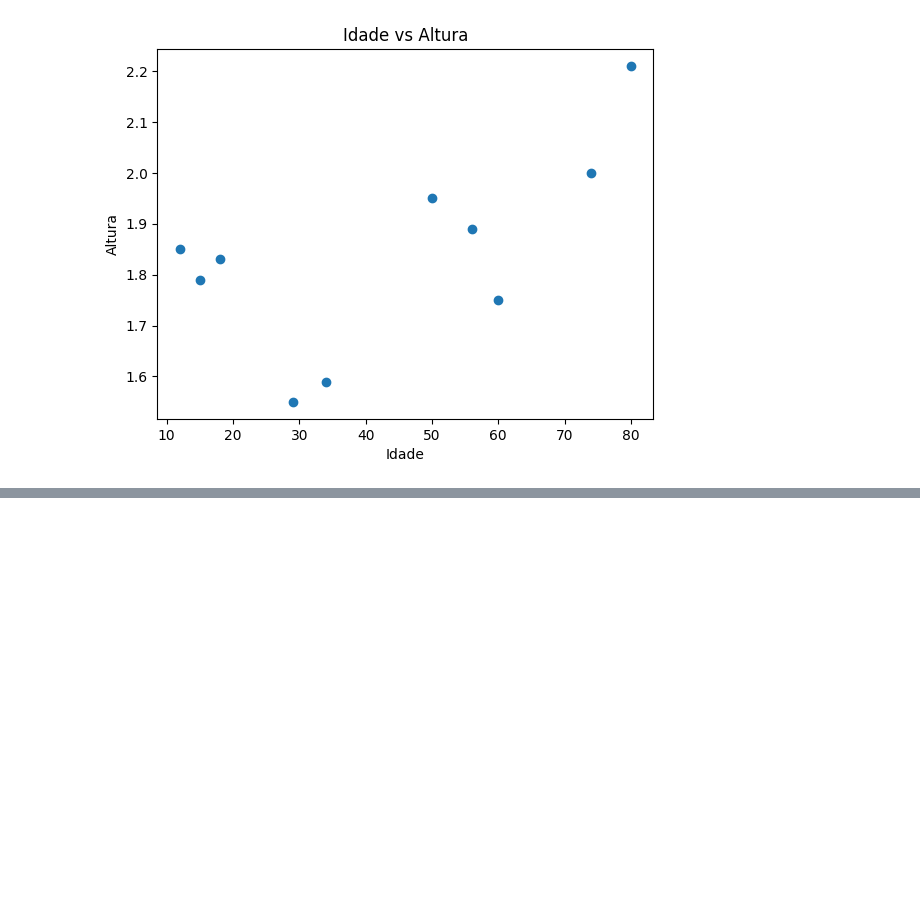
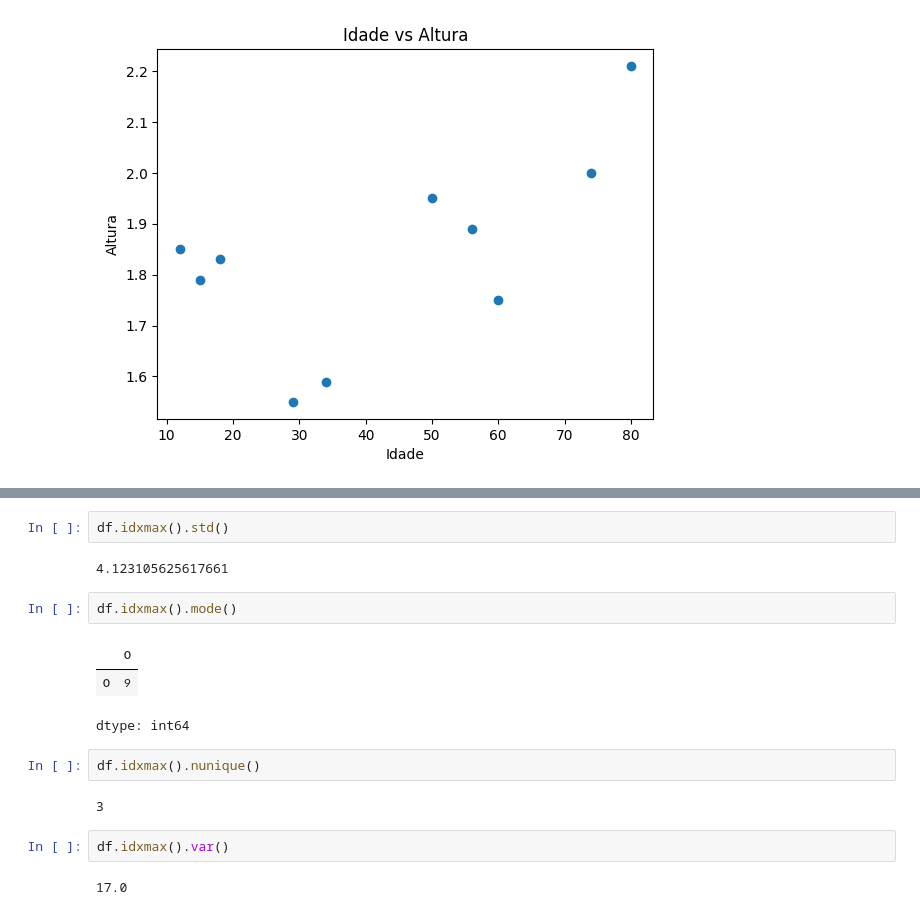
Before and after one commit to oviccenzo/inteligencia-artificial, a Jupyter notebook: criei_o_dataset_dos_dados_da_pessoa.ipynb, the cells around one changed output, grey strips where cells are left out. Drawn from its saved outputs; the diff is of its cells as text; blank space fills up the shorter version.

```diff
--- a/criei_o_dataset_dos_dados_da_pessoa.ipynb
+++ b/criei_o_dataset_dos_dados_da_pessoa.ipynb
@@ -903,0 +1038,18 @@ Idade vs Altura
+# %%
+df.idxmax().std()
+# %% [output]
+4.123105625617661
+# %%
+df.idxmax().mode()
+# %% [output]
+|  | 0 |
+| 0 | 9 |
+dtype: int64
+# %%
+df.idxmax().nunique()
+# %% [output]
+3
+# %%
+df.idxmax().var()
+# %% [output]
+17.0
```
Also changed, not shown: parts of 65 cells of this notebook.
